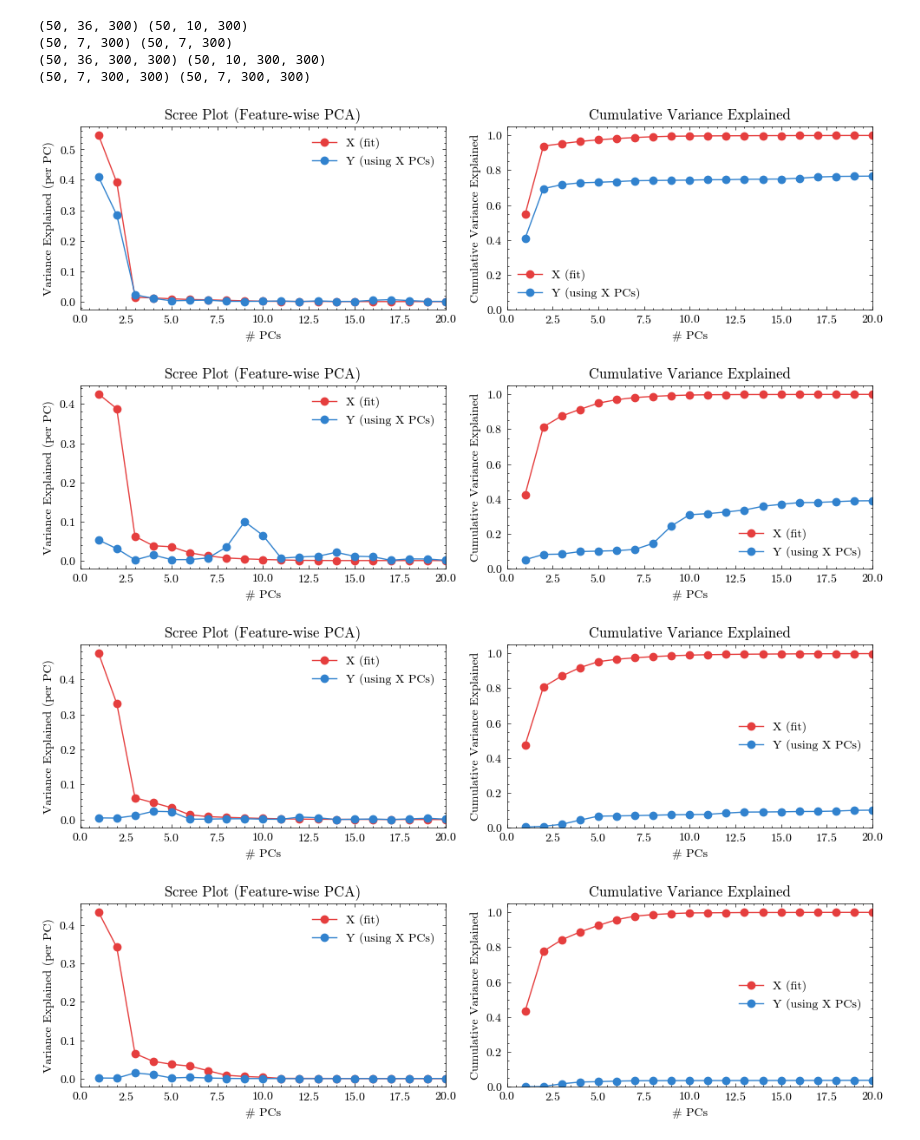
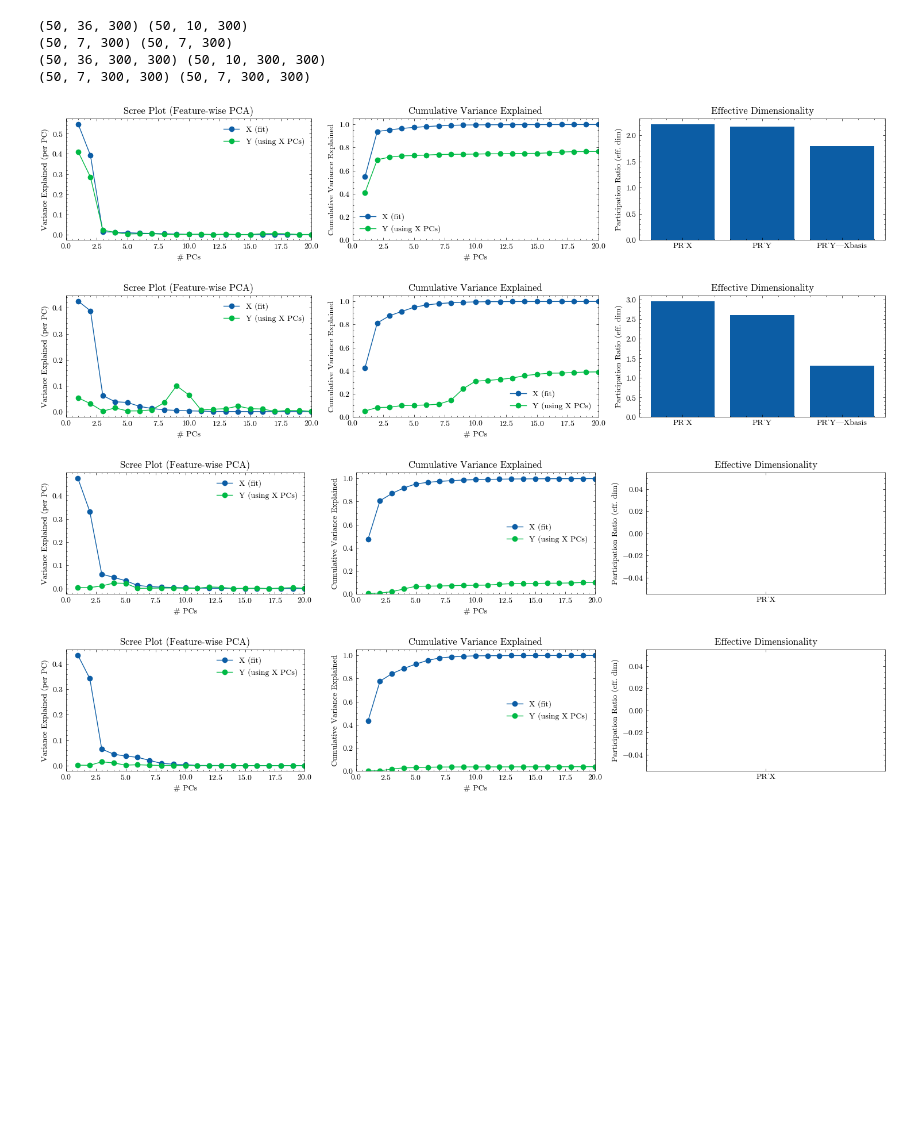
Before and after one commit to AllenInstitute/MultiTaskMPN, a Jupyter notebook: pretraining_analysis.ipynb, the cells around one changed output. Drawn from its saved outputs; the diff is of its cells as text; code cells hidden in the pictures; blank space fills up the shorter version.

Commit message:
add one task analysis

```diff
--- a/pretraining_analysis.ipynb
+++ b/pretraining_analysis.ipynb
@@ -267,25 +352,25 @@ def pca_cross_variance_featurewise(X, Y, n_components=None, plot=True, center_on
 # %%
-_, cev_X_h_stim, _, cev_Yx_h_stim, pca = pca_cross_variance_featurewise(test_task_final_stim, test_task_0_stim,
-                                                                        n_components=N, plot=True, center_on="X",
-                                                                        X_up=20, name=f"{checkname}_stimulus", datatype="hidden")
+_, cev_X_h_stim, _, cev_Yx_h_stim, pca, PR_h_stim = pca_cross_variance_featurewise(test_task_final_stim, test_task_0_stim,
+                                                                                   n_components=N, plot=True, center_on="X",
+                                                                                   X_up=20, name=f"{checkname}_stimulus", datatype="hidden")
 # %% [output]
-[figure, old version]
+[figure, new version]
 # %%
-_, cev_X_h_resp, _, cev_Yx_h_resp, pca = pca_cross_variance_featurewise(test_task_final_go, test_task_1_go,
-                                                                        n_components=N, plot=True, center_on="X",
-                                                                        X_up=20, name=f"{checkname}_response", datatype="hidden")
+_, cev_X_h_resp, _, cev_Yx_h_resp, pca, PR_h_resp = pca_cross_variance_featurewise(test_task_final_go, test_task_1_go,
+                                                                                   n_components=N, plot=True, center_on="X",
+                                                                                   X_up=20, name=f"{checkname}_response", datatype="hidden")
 # %% [output]
-[figure, old version]
+[figure, new version]
 # %%
-_, cev_X_m_stim, _, cev_Yx_m_stim, pca = pca_cross_variance_featurewise(test_task_final_stim_m, test_task_0_stim_m,
-                                                                        n_components=N, plot=True, center_on="X",
-                                                                        X_up=20, name=f"{checkname}_stimulus", datatype="modulation")
+_, cev_X_m_stim, _, cev_Yx_m_stim, pca, PR_m_stim = pca_cross_variance_featurewise(test_task_final_stim_m, test_task_0_stim_m,
+                                                                                   n_components=N, plot=True, center_on="X",
+                                                                                   X_up=20, name=f"{checkname}_stimulus", datatype="modulation")
 # %% [output]
-[figure, old version]
+[figure, new version]
 # %%
-_, cev_X_m_resp, _, cev_Yx_m_resp, pca = pca_cross_variance_featurewise(test_task_final_go_m, test_task_1_go_m,
-                                                                        n_components=N, plot=True, center_on="X",
-                                                                        X_up=20, name=f"{checkname}_response", datatype="modulation")
+_, cev_X_m_resp, _, cev_Yx_m_resp, pca, PR_m_resp = pca_cross_variance_featurewise(test_task_final_go_m, test_task_1_go_m,
+                                                                                   n_components=N, plot=True, center_on="X",
+                                                                                   X_up=20, name=f"{checkname}_response", datatype="modulation")
 # %% [output]
-[figure, old version]
+[figure, new version]
 # %%
```
Also changed, not shown: parts of 11 cells of this notebook, 3 other files.
